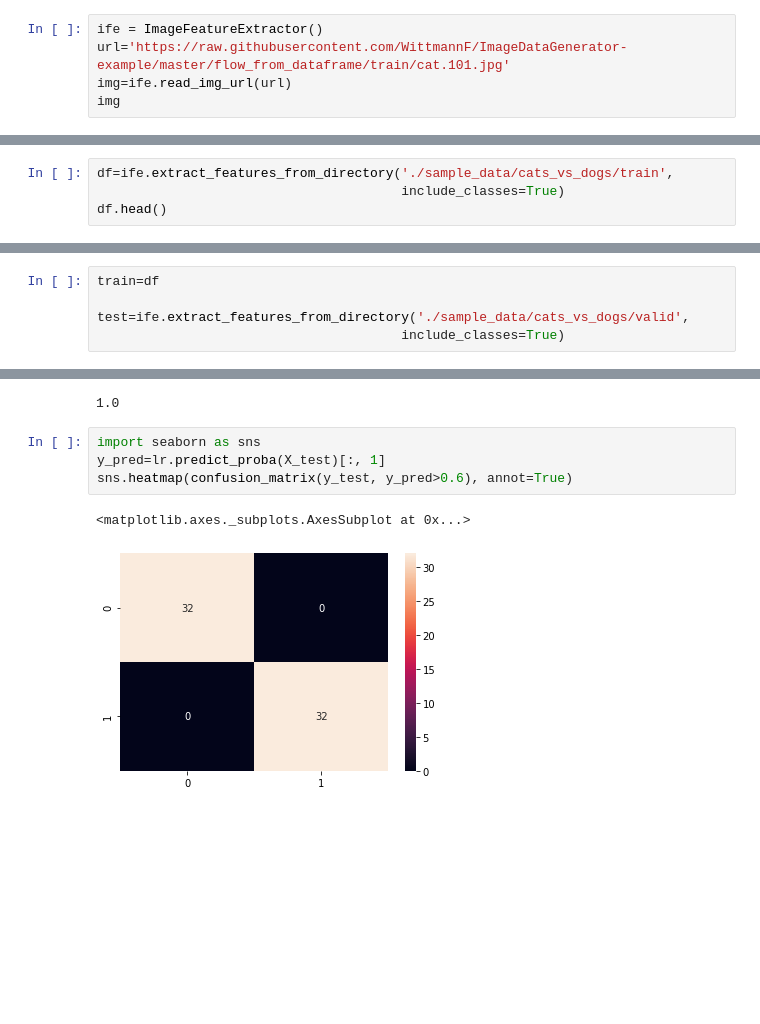
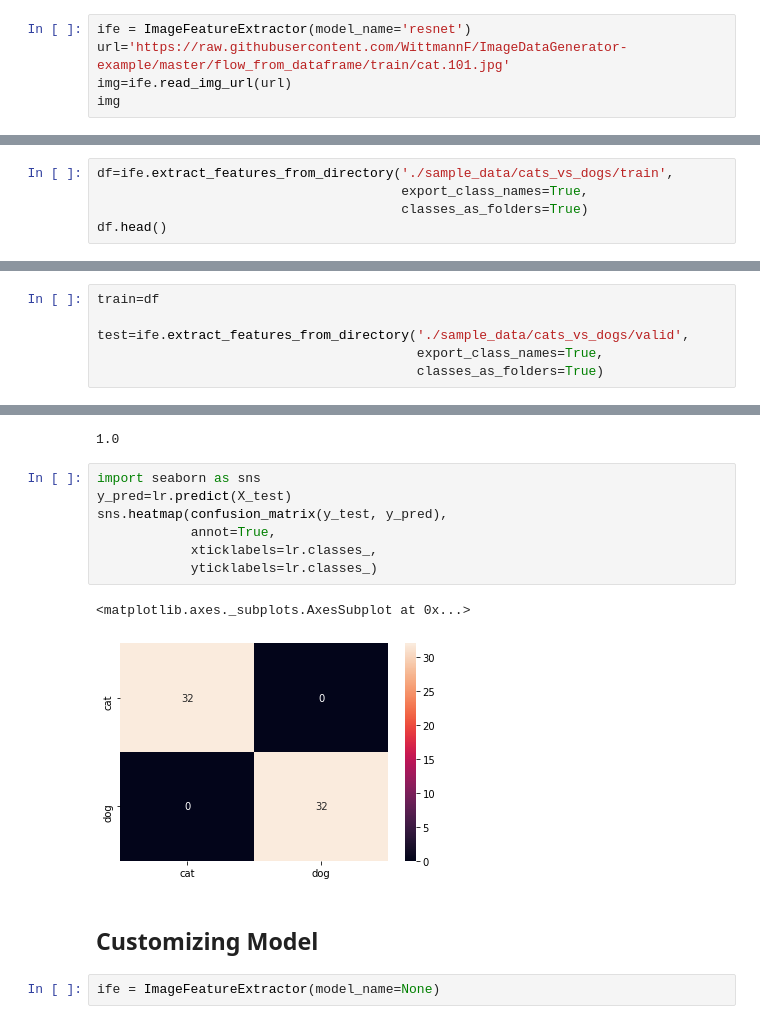
Before and after one commit to WittmannF/deepfeatx, a Jupyter notebook: 00_image.ipynb, the cells around one changed output, grey strips where cells are left out. Cells and saved outputs as stored; diff of their text form; blank space fills up the shorter version.

```diff
--- a/00_image.ipynb
+++ b/00_image.ipynb
@@ -176,5 +197,5 @@ class ImageFeatureExtractor():
 # %%
-ife = ImageFeatureExtractor()
+ife = ImageFeatureExtractor(model_name='resnet')
 url='https://raw.githubusercontent.com/WittmannF/ImageDataGenerator-example/master/flow_from_dataframe/train/cat.101.jpg'
 img=ife.read_img_url(url)
 img
@@ -202,7 +223,8 @@ Found 128 validated image filenames.
 5 rows × 2049 columns
 # %%
 df=ife.extract_features_from_directory('./sample_data/cats_vs_dogs/train',
-                                       include_classes=True)
+                                       export_class_names=True,
+                                       classes_as_folders=True)
 df.head()
 # %% [output]
 Found 256 images belonging to 2 classes.
@@ -220,7 +242,8 @@ Found 256 images belonging to 2 classes.
 train=df
 
 test=ife.extract_features_from_directory('./sample_data/cats_vs_dogs/valid',
-                                       include_classes=True)
+                                         export_class_names=True,
+                                         classes_as_folders=True)
 # %% [output]
 Found 64 images belonging to 2 classes.
 2/2 [==============================] - 9s 4s/step
@@ -242,8 +265,15 @@ roc_auc_score(y_test, lr.predict_proba(X_test)[:, 1])
 1.0
 # %%
 import seaborn as sns
-y_pred=lr.predict_proba(X_test)[:, 1]
-sns.heatmap(confusion_matrix(y_test, y_pred>0.6), annot=True)
+y_pred=lr.predict(X_test)
+sns.heatmap(confusion_matrix(y_test, y_pred),
+            annot=True,
+            xticklabels=lr.classes_,
+            yticklabels=lr.classes_)
 # %% [output]
 <matplotlib.axes._subplots.AxesSubplot at 0x...>
-[figure, old version]
+[figure, new version]
+# %% [markdown]
+## Customizing Model
+# %%
+ife = ImageFeatureExtractor(model_name=None)
```
Also changed, not shown: parts of 16 cells of this notebook, 10 other files.
